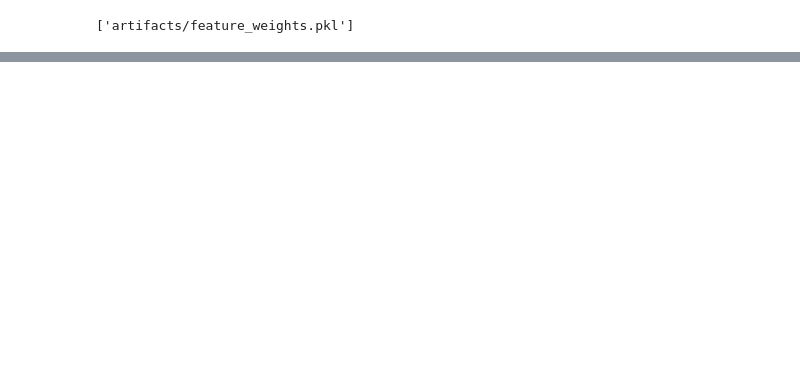
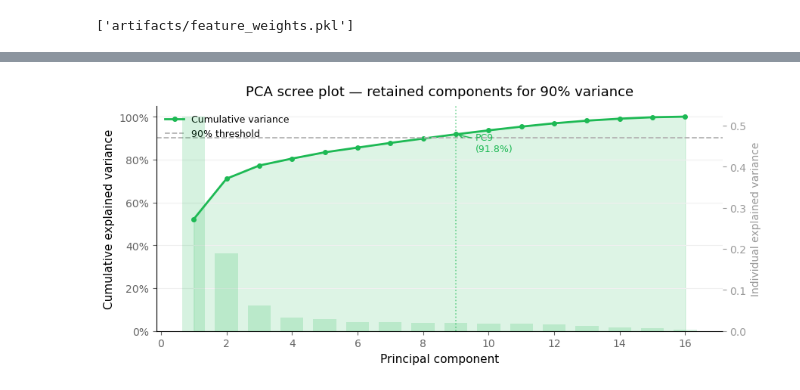
Before and after one commit to RobbenWijanathan/spotify-recommendation-system, a Jupyter notebook: notebook/model.ipynb, the cells around one changed output, grey strips where cells are left out. Drawn from its saved outputs; the diff is of its cells as text; code cells hidden in the pictures; blank space fills up the shorter version.

```diff
--- a/notebook/model.ipynb
+++ b/notebook/model.ipynb
@@ -195,7 +201,8 @@ dtype: object
 
 Remaining nulls: 0
 # %%
-feature_cols = ["popularity", "duration_ms", "danceability", "energy", "loudness",
+feature_cols = [
+    "popularity", "duration_ms", "danceability", "energy", "loudness",
     "speechiness", "acousticness", "instrumentalness", "liveness",
-    "valence", "tempo", "key", "mode", "time_signature"
+    "valence", "tempo", "key", "mode", "time_signature", "explicit", "genre_encoded"
 ]
@@ -234,19 +244,17 @@ feature_weights = {
     "instrumentalness": 1.0,
     "liveness": 1.0,
     "valence": 1.0,
-    "tempo": 1,
+    "tempo": 1.0,
     "key": 1.0,
-    "mode": 1.0,
+    "mode": 3.0,
     "time_signature": 1.0,
+    "explicit": 1.0,
+    "genre_encoded": 5.0
 }
-#feature weight
+
 weight_vector = np.array([feature_weights[col] for col in feature_cols])
 X_weighted = X_scaled * weight_vector
 
-n_genre_cols = X_genre_ohe.shape[1]
-genre_weight = 1.25 / np.sqrt(n_genre_cols)
-X_genre_weighted = X_genre_scaled * genre_weight
-
 print(f"Weight vector: {weight_vector}")
 print(f"X_weighted shape: {X_weighted.shape}")
 # %% [output]
@@ -465,7 +288,7 @@ gw=1.25 mw=1.5 ew=1.0 pca=0.9 → composite=0.3584 prec=0.8127 div=0.1265 [OK]
 **Dimensionality Reduction**
 # %%
 pca = PCA()
-pca.fit(X_weighted)
+pca.fit(X_scaled)
 
 
 cumulative_variance = np.cumsum(pca.explained_variance_ratio_)
@@ -812,0 +636,47 @@ Catalog coverage:          0.0984 (9.8%)
+# %%
+# ── 3. PCA scree plot — explained variance ──
+pca_full = __import__('sklearn.decomposition', fromlist=['PCA']).PCA()
+pca_full.fit(X_weighted)
+
+evr  = pca_full.explained_variance_ratio_
+cumv = np.cumsum(evr)
+components = np.arange(1, len(evr) + 1)
+
+fig, ax1 = plt.subplots(figsize=(9, 4))
+fig.patch.set_facecolor(BG)
+ax1.set_facecolor(BG)
+
+ax1.fill_between(components, cumv, alpha=0.15, color=SPOTIFY_GREEN)
+ax1.plot(components, cumv, color=SPOTIFY_GREEN, linewidth=2, marker='o', markersize=4, label='Cumulative variance')
+ax1.axhline(0.90, color=GRAY, linestyle='--', linewidth=1.3, label='90% threshold')
+
+# mark cutoff
+cutoff = np.searchsorted(cumv, 0.90) + 1
+ax1.axvline(cutoff, color=SPOTIFY_GREEN, linestyle=':', linewidth=1.2, alpha=0.6)
+ax1.annotate(f'PC{cutoff}\n({cumv[cutoff-1]*100:.1f}%)',
+             xy=(cutoff, cumv[cutoff-1]),
+             xytext=(cutoff+0.6, cumv[cutoff-1]-0.08),
+             fontsize=9, color=SPOTIFY_GREEN,
+             arrowprops=dict(arrowstyle='->', color=SPOTIFY_GREEN, lw=1))
+
+ax2 = ax1.twinx()
+ax2.bar(components, evr, color=SPOTIFY_GREEN, alpha=0.18, width=0.7, label='Individual variance')
+ax2.set_ylabel('Individual explained variance', fontsize=10, color='#999')
+ax2.tick_params(axis='y', colors='#999')
+ax2.spines[['top','right','left','bottom']].set_visible(False)
+
+ax1.set_xlabel('Principal component', fontsize=11)
+ax1.set_ylabel('Cumulative explained variance', fontsize=11)
+ax1.set_title('PCA scree plot — retained components for 90% variance', fontsize=13, pad=10)
+ax1.set_ylim(0, 1.05)
+ax1.yaxis.set_major_formatter(plt.FuncFormatter(lambda v, _: f'{v*100:.0f}%'))
+ax1.spines[['top','right']].set_visible(False)
+ax1.grid(axis='y', color='#f0f0f0')
+ax1.tick_params(colors='#666')
+lines1, labels1 = ax1.get_legend_handles_labels()
+ax1.legend(lines1, labels1, fontsize=9, frameon=False)
+plt.tight_layout()
+plt.savefig('eval_pca_scree.png', dpi=150, bbox_inches='tight')
+plt.show()
+# %% [output]
+[figure, added]
```
Also changed, not shown: parts of 46 cells of this notebook, 24 other files.
